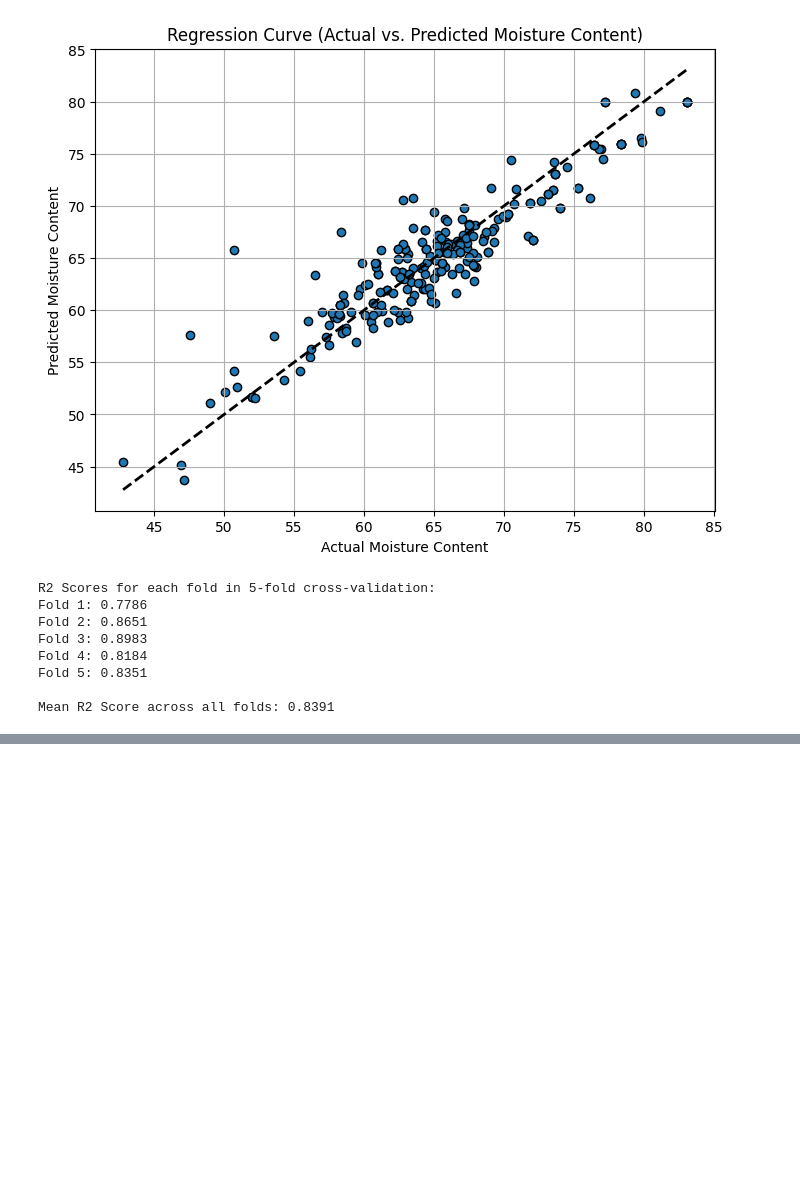
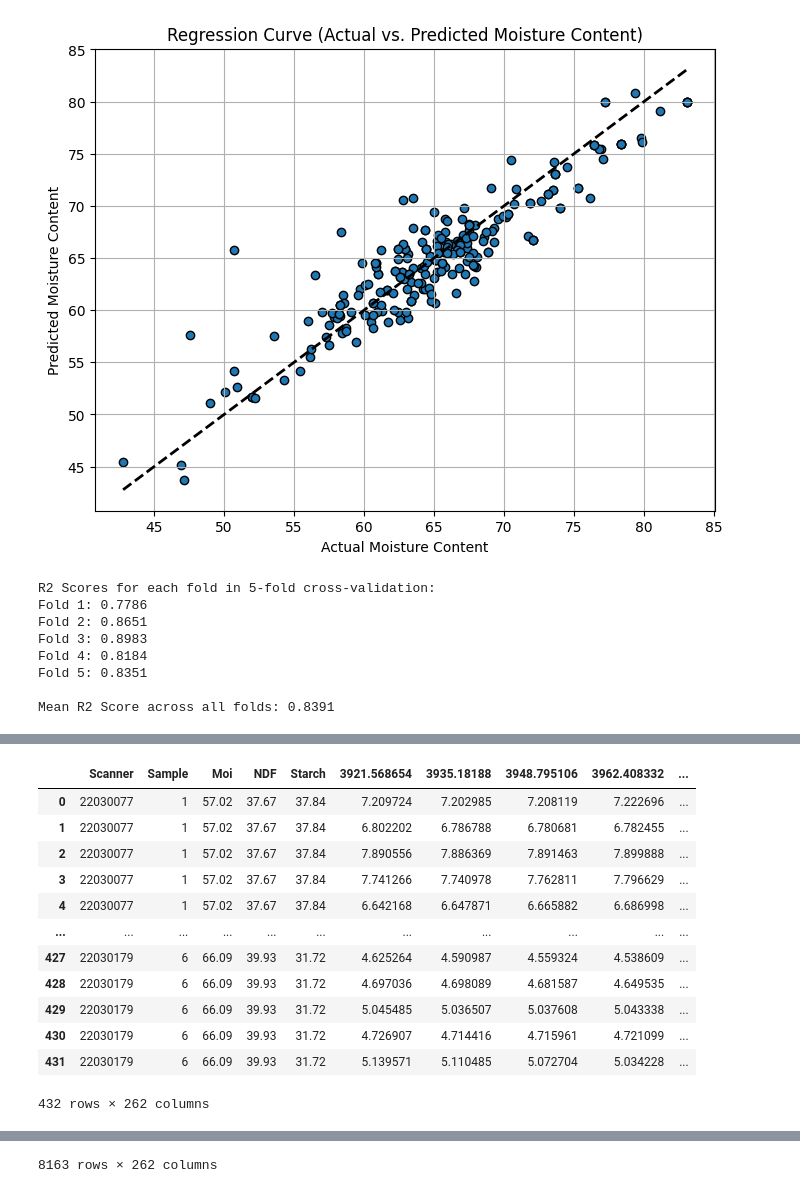
Before and after one commit to Raoina/Spectra-2-Image, a Jupyter notebook: notebooks/Models/PLS_with_Moisture_data.ipynb, the cells around one changed output, grey strips where cells are left out. Drawn from its saved outputs; the diff is of its cells as text; code cells hidden in the pictures; blank space fills up the shorter version.

```diff
--- a/notebooks/Models/PLS_with_Moisture_data.ipynb
+++ b/notebooks/Models/PLS_with_Moisture_data.ipynb
@@ -395,0 +400,19 @@ Mean R2 Score across all folds: 0.8391
+# %%
+test_df = pd.read_csv('/content/drive/MyDrive/Si-Ware/moisture Si-Ware dataset/All predictors/DL_FreshCS_test_Multiple_Refs.csv')
+display(test_df)
+train_df = pd.read_csv('/content/drive/MyDrive/Si-Ware/moisture Si-Ware dataset/All predictors/DL_FreshCS_train_Multiple_Refs.csv')
+display(train_df)
+# %% [output]
+|  | Scanner | Sample | Moi | NDF | Starch | 3921.568654 | 3935.18188 | 3948.795106 | 3962.408332 | ... |
+| 0 | 22030077 | 1 | 57.02 | 37.67 | 37.84 | 7.209724 | 7.202985 | 7.208119 | 7.222696 | ... |
+| 1 | 22030077 | 1 | 57.02 | 37.67 | 37.84 | 6.802202 | 6.786788 | 6.780681 | 6.782455 | ... |
+| 2 | 22030077 | 1 | 57.02 | 37.67 | 37.84 | 7.890556 | 7.886369 | 7.891463 | 7.899888 | ... |
+| 3 | 22030077 | 1 | 57.02 | 37.67 | 37.84 | 7.741266 | 7.740978 | 7.762811 | 7.796629 | ... |
+| 4 | 22030077 | 1 | 57.02 | 37.67 | 37.84 | 6.642168 | 6.647871 | 6.665882 | 6.686998 | ... |
+| ... | ... | ... | ... | ... | ... | ... | ... | ... | ... | ... |
+| 427 | 22030179 | 6 | 66.09 | 39.93 | 31.72 | 4.625264 | 4.590987 | 4.559324 | 4.538609 | ... |
+| 428 | 22030179 | 6 | 66.09 | 39.93 | 31.72 | 4.697036 | 4.698089 | 4.681587 | 4.649535 | ... |
+| 429 | 22030179 | 6 | 66.09 | 39.93 | 31.72 | 5.045485 | 5.036507 | 5.037608 | 5.043338 | ... |
+| 430 | 22030179 | 6 | 66.09 | 39.93 | 31.72 | 4.726907 | 4.714416 | 4.715961 | 4.721099 | ... |
+| 431 | 22030179 | 6 | 66.09 | 39.93 | 31.72 | 5.139571 | 5.110485 | 5.072704 | 5.034228 | ... |
+432 rows × 262 columns
@@ -395,0 +431 @@ Mean R2 Score across all folds: 0.8391
+8163 rows × 262 columns
```
Also changed, not shown: parts of 11 cells of this notebook.
